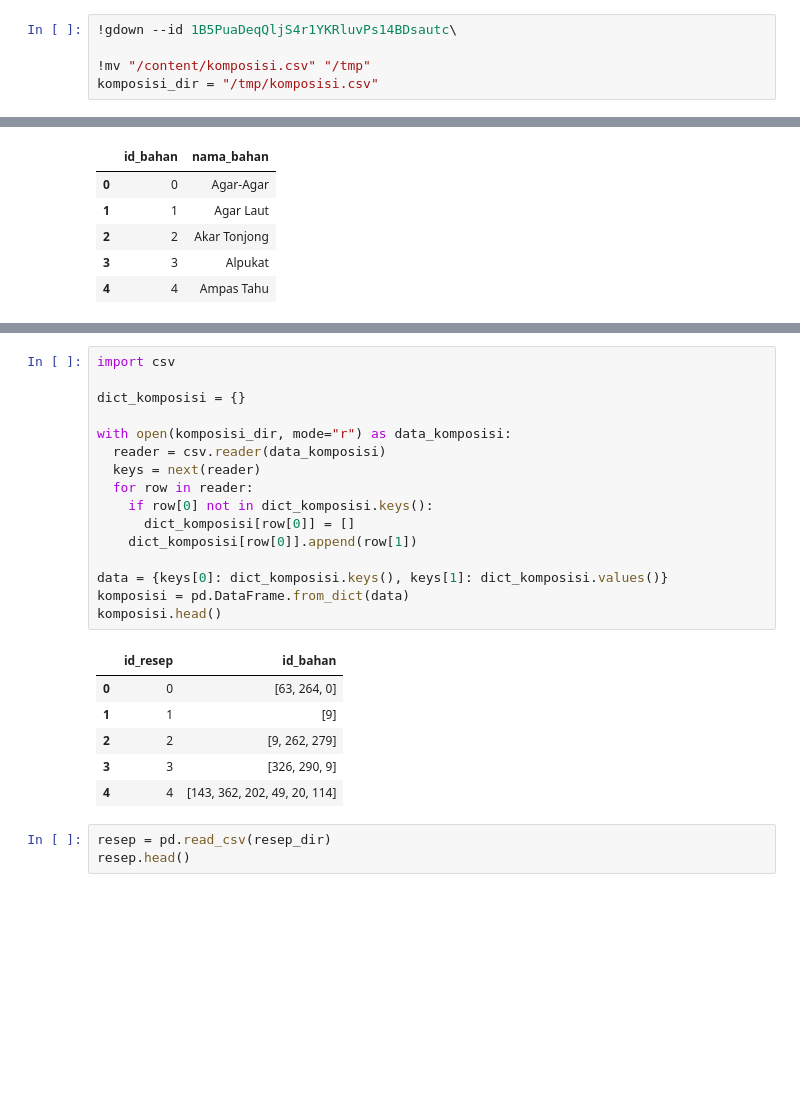
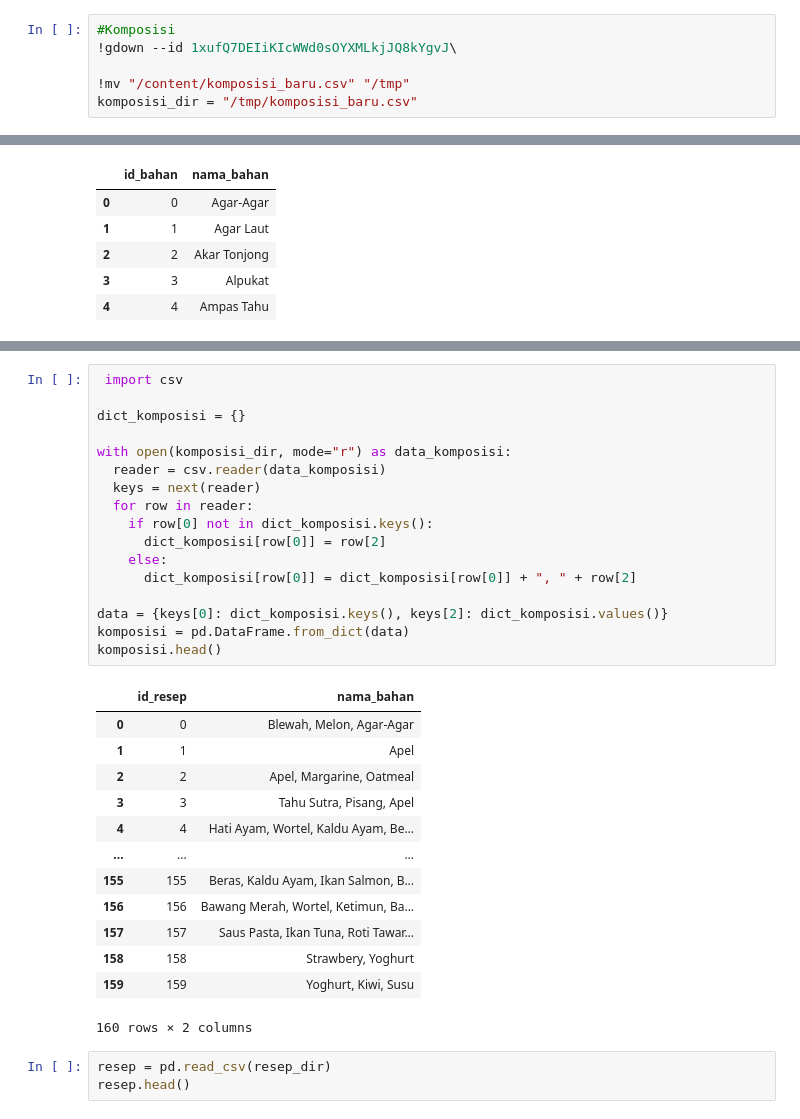
Before and after one commit to fathur666/SIMPASI, a Jupyter notebook: SIMPASI_MODEL.ipynb, the cells around one changed output, grey strips where cells are left out. Drawn from its saved outputs; the diff is of its cells as text; blank space fills up the shorter version.

```diff
--- a/SIMPASI_MODEL.ipynb
+++ b/SIMPASI_MODEL.ipynb
@@ -49,9 +51,10 @@ Downloading...
 From: https://drive.google.com/uc?id=1miF99iHy0E0OUfkqP6dZVUccAmW_KpVT
 To: /content/resep.csv
 # %%
-!gdown --id 1B5PuaDeqQljS4r1YKRluvPs14BDsautc\
+#Komposisi
+!gdown --id 1xufQ7DEIiKIcWWd0sOYXMLkjJQ8kYgvJ\
 
-!mv "/content/komposisi.csv" "/tmp"
-komposisi_dir = "/tmp/komposisi.csv"
+!mv "/content/komposisi_baru.csv" "/tmp"
+komposisi_dir = "/tmp/komposisi_baru.csv"
 # %% [output]
 Downloading...
@@ -96,26 +196,34 @@ kombinasi_menu.head()
 # %%
-import csv
+ import csv
 
 dict_komposisi = {}
 
 with open(komposisi_dir, mode="r") as data_komposisi:
   reader = csv.reader(data_komposisi)
   keys = next(reader)
   for row in reader:
     if row[0] not in dict_komposisi.keys():
-      dict_komposisi[row[0]] = []
-    dict_komposisi[row[0]].append(row[1])
+      dict_komposisi[row[0]] = row[2]
+    else:
+      dict_komposisi[row[0]] = dict_komposisi[row[0]] + ", " + row[2]
 
-data = {keys[0]: dict_komposisi.keys(), keys[1]: dict_komposisi.values()}
+data = {keys[0]: dict_komposisi.keys(), keys[2]: dict_komposisi.values()}
 komposisi = pd.DataFrame.from_dict(data)
 komposisi.head()
 # %% [output]
-|  | id_resep | id_bahan |
-| 0 | 0 | [63, 264, 0] |
-| 1 | 1 | [9] |
-| 2 | 2 | [9, 262, 279] |
-| 3 | 3 | [326, 290, 9] |
-| 4 | 4 | [143, 362, 202, 49, 20, 114] |
+|  | id_resep | nama_bahan |
+| 0 | 0 | Blewah, Melon, Agar-Agar |
+| 1 | 1 | Apel |
+| 2 | 2 | Apel, Margarine, Oatmeal |
+| 3 | 3 | Tahu Sutra, Pisang, Apel |
+| 4 | 4 | Hati Ayam, Wortel, Kaldu Ayam, Be... |
+| ... | ... | ... |
+| 155 | 155 | Beras, Kaldu Ayam, Ikan Salmon, B... |
+| 156 | 156 | Bawang Merah, Wortel, Ketimun, Ba... |
+| 157 | 157 | Saus Pasta, Ikan Tuna, Roti Tawar... |
+| 158 | 158 | Strawbery, Yoghurt |
+| 159 | 159 | Yoghurt, Kiwi, Susu |
+160 rows × 2 columns
 # %%
 resep = pd.read_csv(resep_dir)
 resep.head()
```
Also changed, not shown: parts of 14 cells of this notebook.
